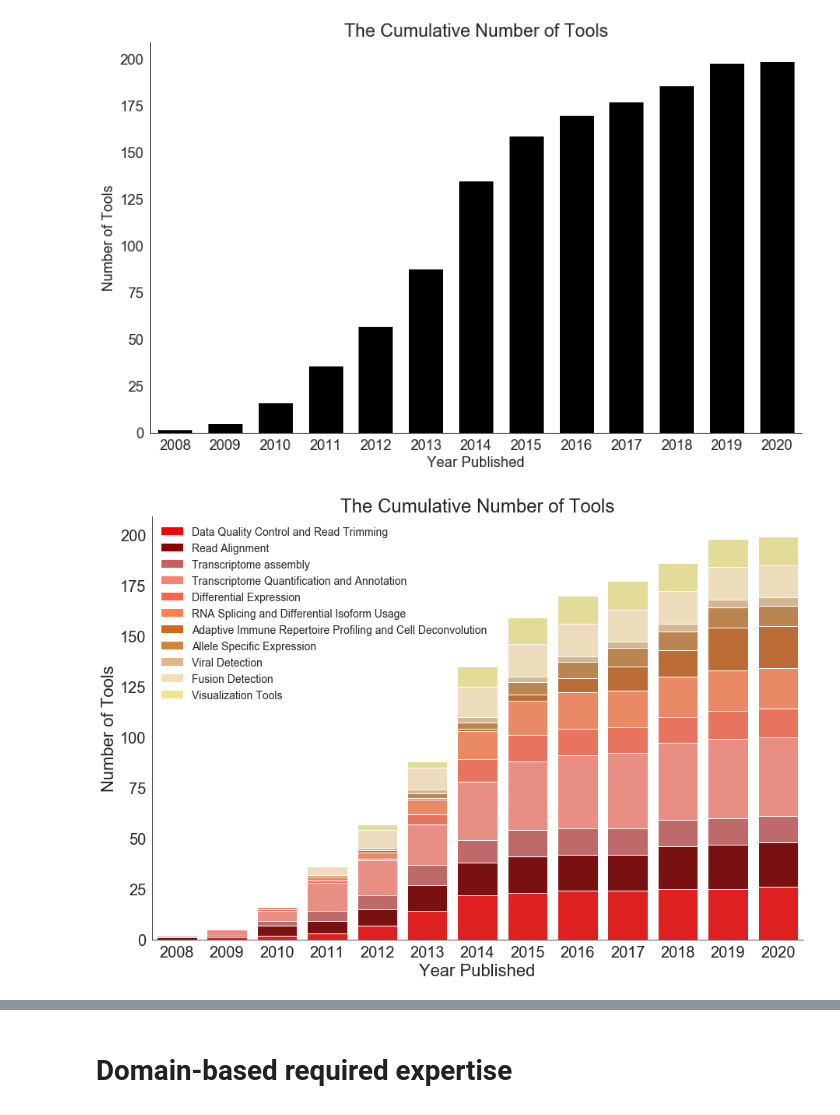
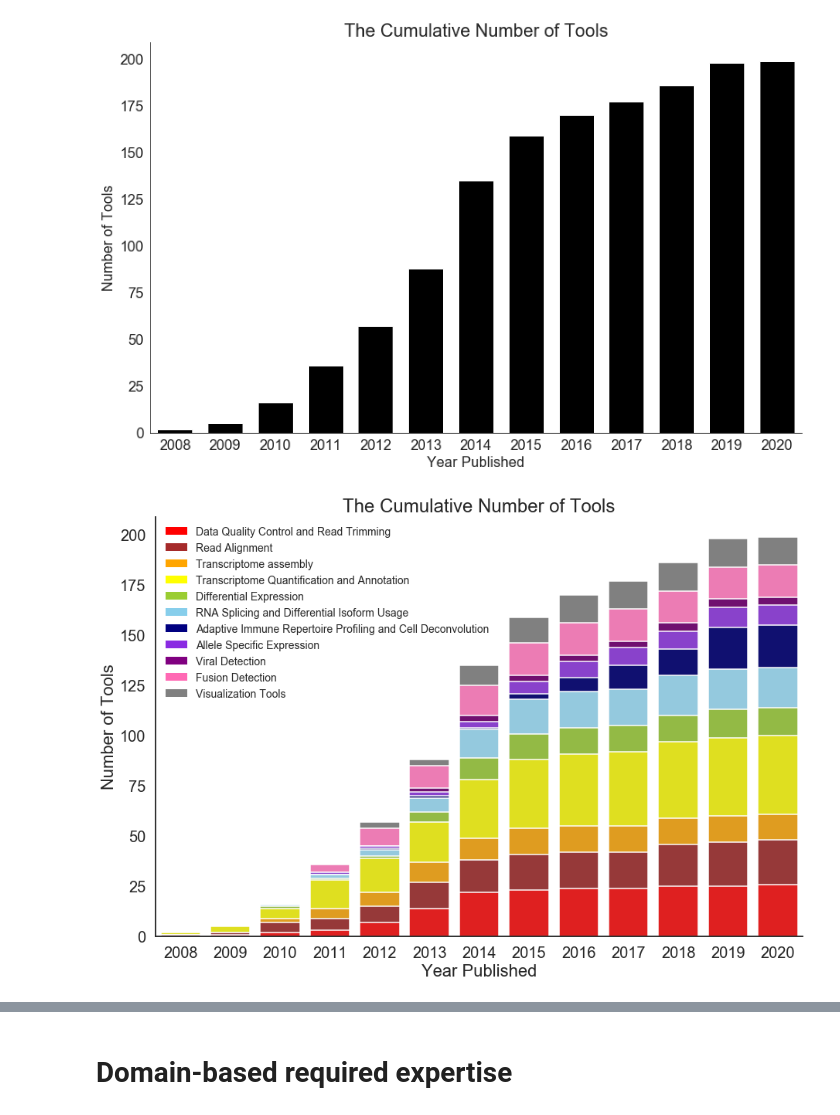
Before and after one commit to LizChang/RNA_seq_figures, a Jupyter notebook: notebooks/RNA_Seq_table.ipynb, the cells around one changed output, grey strips where cells are left out. Drawn from its saved outputs; the diff is of its cells as text; code cells hidden in the pictures.

```diff
--- a/notebooks/RNA_Seq_table.ipynb
+++ b/notebooks/RNA_Seq_table.ipynb
@@ -115,51 +115,51 @@ stacked_bar_data["e"] = stacked_bar_data.f-stacked_bar_data.F
 stacked_bar_data["d"] = stacked_bar_data.e-stacked_bar_data.E
 stacked_bar_data["c"] = stacked_bar_data.d-stacked_bar_data.D
 stacked_bar_data["b"] = stacked_bar_data.c-stacked_bar_data.C
 stacked_bar_data["a"] = stacked_bar_data.b-stacked_bar_data.B
 
 sns.set_style("white")
 sns.set_context({"figure.figsize": (15, 10)})
 
 #Plot
-k = sns.barplot(x = stacked_bar_data.Year_Published, y = stacked_bar_data.total, color="khaki")
-j = sns.barplot(x = stacked_bar_data.Year_Published, y = stacked_bar_data.j, color="wheat")
-i = sns.barplot(x = stacked_bar_data.Year_Published, y = stacked_bar_data.i, color="burlywood")
-h = sns.barplot(x = stacked_bar_data.Year_Published, y = stacked_bar_data.h, color="peru")
-g = sns.barplot(x = stacked_bar_data.Year_Published, y = stacked_bar_data.g, color="chocolate")
-f = sns.barplot(x = stacked_bar_data.Year_Published, y = stacked_bar_data.f, color="coral")
-e = sns.barplot(x = stacked_bar_data.Year_Published, y = stacked_bar_data.e, color="tomato")
-d = sns.barplot(x = stacked_bar_data.Year_Published, y = stacked_bar_data.d, color="salmon")
-c = sns.barplot(x = stacked_bar_data.Year_Published, y = stacked_bar_data.c, color="indianred")
-b = sns.barplot(x = stacked_bar_data.Year_Published, y = stacked_bar_data.b, color="darkred")
+k = sns.barplot(x = stacked_bar_data.Year_Published, y = stacked_bar_data.total, color="grey")
+j = sns.barplot(x = stacked_bar_data.Year_Published, y = stacked_bar_data.j, color="hotpink")
+i = sns.barplot(x = stacked_bar_data.Year_Published, y = stacked_bar_data.i, color="purple")
+h = sns.barplot(x = stacked_bar_data.Year_Published, y = stacked_bar_data.h, color="blueviolet")
+g = sns.barplot(x = stacked_bar_data.Year_Published, y = stacked_bar_data.g, color="navy")
+f = sns.barplot(x = stacked_bar_data.Year_Published, y = stacked_bar_data.f, color="skyblue")
+e = sns.barplot(x = stacked_bar_data.Year_Published, y = stacked_bar_data.e, color="yellowgreen")
+d = sns.barplot(x = stacked_bar_data.Year_Published, y = stacked_bar_data.d, color="yellow")
+c = sns.barplot(x = stacked_bar_data.Year_Published, y = stacked_bar_data.c, color="orange")
+b = sns.barplot(x = stacked_bar_data.Year_Published, y = stacked_bar_data.b, color="brown")
 a = sns.barplot(x = stacked_bar_data.Year_Published, y = stacked_bar_data.a, color="red")
 
-k = plt.Rectangle((0,0),1,1,fc="khaki", edgecolor = 'none')
-j = plt.Rectangle((0,0),1,1,fc='wheat',  edgecolor = 'none')
-i = plt.Rectangle((0,0),1,1,fc='burlywood',  edgecolor = 'none')
-h = plt.Rectangle((0,0),1,1,fc='peru',  edgecolor = 'none')
-g = plt.Rectangle((0,0),1,1,fc='chocolate',  edgecolor = 'none')
-f = plt.Rectangle((0,0),1,1,fc='coral',  edgecolor = 'none')
-e = plt.Rectangle((0,0),1,1,fc='tomato',  edgecolor = 'none')
-d = plt.Rectangle((0,0),1,1,fc='salmon',  edgecolor = 'none')
-c = plt.Rectangle((0,0),1,1,fc='indianred',  edgecolor = 'none')
-b = plt.Rectangle((0,0),1,1,fc='darkred',  edgecolor = 'none')
+k = plt.Rectangle((0,0),1,1,fc="grey", edgecolor = 'none')
+j = plt.Rectangle((0,0),1,1,fc='hotpink',  edgecolor = 'none')
+i = plt.Rectangle((0,0),1,1,fc='purple',  edgecolor = 'none')
+h = plt.Rectangle((0,0),1,1,fc='blueviolet',  edgecolor = 'none')
+g = plt.Rectangle((0,0),1,1,fc='navy',  edgecolor = 'none')
+f = plt.Rectangle((0,0),1,1,fc='skyblue',  edgecolor = 'none')
+e = plt.Rectangle((0,0),1,1,fc='yellowgreen',  edgecolor = 'none')
+d = plt.Rectangle((0,0),1,1,fc='yellow',  edgecolor = 'none')
+c = plt.Rectangle((0,0),1,1,fc='orange',  edgecolor = 'none')
+b = plt.Rectangle((0,0),1,1,fc='brown',  edgecolor = 'none')
 a = plt.Rectangle((0,0),1,1,fc='red',  edgecolor = 'none')
 
 legend=plt.legend([a,b,c,d,e,f,g,h,i,j,k], ['Data Quality Control and Read Trimming','Read Alignment',
                                              'Transcriptome assembly','Transcriptome Quantification and Annotation',
                                              'Differential Expression','RNA Splicing and Differential Isoform Usage',
                                              'Adaptive Immune Repertoire Profiling and Cell Deconvolution',
                                              'Allele Specific Expression','Viral Detection','Fusion Detection',
                                              'Visualization Tools'],
                loc='best', prop={'size':14})
 legend.draw_frame(False)
 plt.ylabel("Number of Tools",fontsize = 22)
 plt.xlabel("Year Published",fontsize = 22)
 plt.xticks(fontsize=20)
 plt.yticks(fontsize=20)
 plt.title("The Cumulative Number of Tools",fontsize=24)
 sns.despine()
 
 plt.savefig('../figures/figure7a.png', bbox_inches='tight')
 # %% [output]
-[figure, old version]
+[figure, new version]
```
Also changed, not shown: parts of 7 cells of this notebook, 10 other files.
